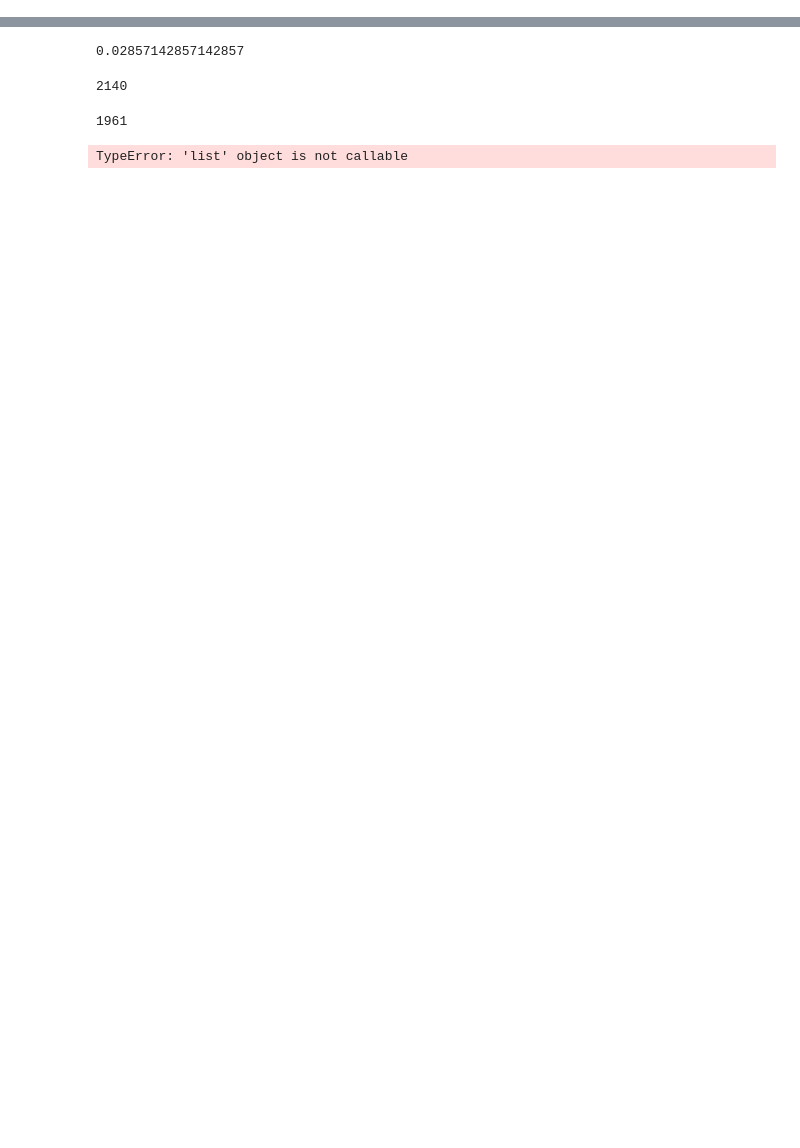
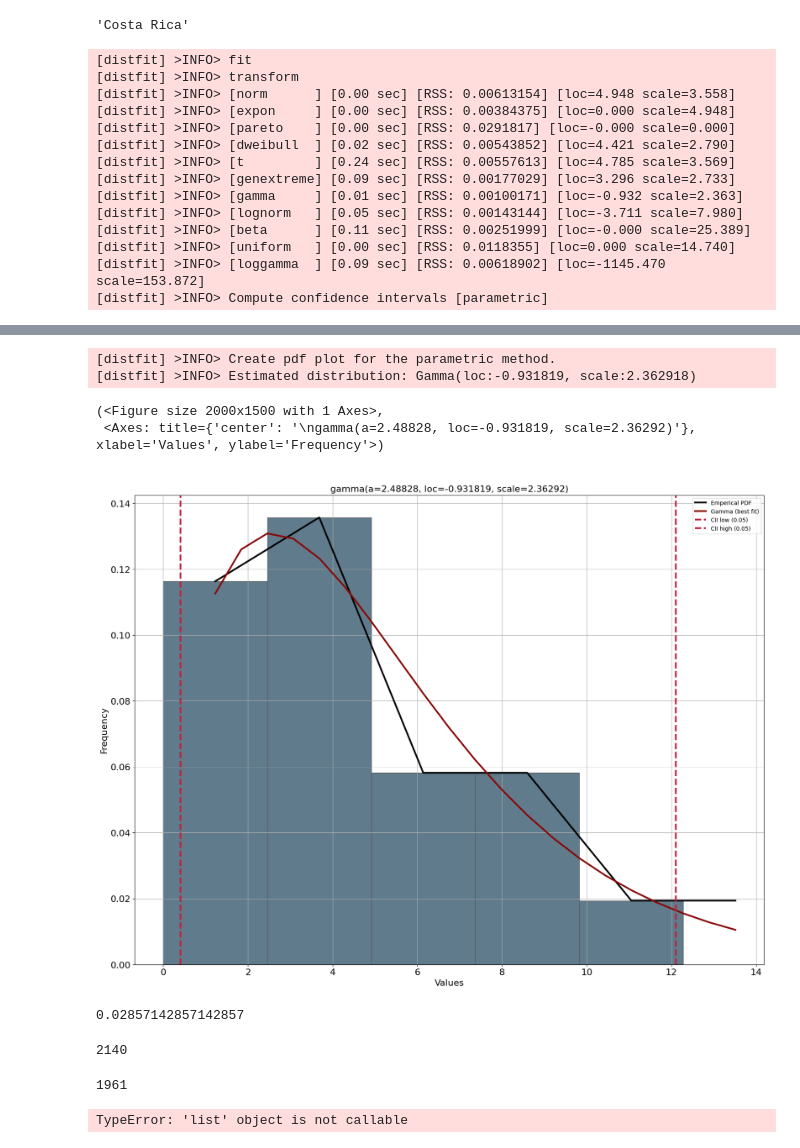
Before and after one commit to Voluptatemn/Population2023, a Jupyter notebook: Analysis.ipynb, the cells around one changed output, grey strips where cells are left out. Saved outputs shown, nothing was run; the diff lists cells and outputs as text; code cells hidden in the pictures; blank space fills up the shorter version.

```diff
--- a/Analysis.ipynb
+++ b/Analysis.ipynb
@@ -373,0 +292,36 @@ matrix([[ 0.00000000e+00, -8.65122082e+15, -9.60559503e+15,
+# %%
+country_code_map[2140]
+# %% [output]
+'Costa Rica'
+# %%
+key = 2140
+country_lnmrdf = lnmrdf[lnmrdf['Country'] == key]
+min_year = int(country_lnmrdf['Year'].min())
+max_year = int(country_lnmrdf['Year'].max())
+ma = country_lnmrdf[country_lnmrdf['Year'] > min_year].drop(columns=['Country', 'Year']).values
+mb = country_lnmrdf[country_lnmrdf['Year'] < max_year].drop(columns=['Country', 'Year']).values
+
+m = np.nan_to_num(ma - mb)
+scaler = preprocessing.StandardScaler().fit(m)
+m_scaled = np.nan_to_num(scaler.transform(m))
+u, singular, V_transpose = np.linalg.svd(m_scaled)
+dist = distfit()
+# gamma distribution
+dist.fit_transform(singular)
+display(dist.summary)
+dist.plot()
+# %% [output]
+[distfit] >INFO> fit
+[distfit] >INFO> transform
+[distfit] >INFO> [norm      ] [0.00 sec] [RSS: 0.00613154] [loc=4.948 scale=3.558]
+[distfit] >INFO> [expon     ] [0.00 sec] [RSS: 0.00384375] [loc=0.000 scale=4.948]
+[distfit] >INFO> [pareto    ] [0.00 sec] [RSS: 0.0291817] [loc=-0.000 scale=0.000]
+[distfit] >INFO> [dweibull  ] [0.02 sec] [RSS: 0.00543852] [loc=4.421 scale=2.790]
+[distfit] >INFO> [t         ] [0.24 sec] [RSS: 0.00557613] [loc=4.785 scale=3.569]
+[distfit] >INFO> [genextreme] [0.09 sec] [RSS: 0.00177029] [loc=3.296 scale=2.733]
+[distfit] >INFO> [gamma     ] [0.01 sec] [RSS: 0.00100171] [loc=-0.932 scale=2.363]
+[distfit] >INFO> [lognorm   ] [0.05 sec] [RSS: 0.00143144] [loc=-3.711 scale=7.980]
+[distfit] >INFO> [beta      ] [0.11 sec] [RSS: 0.00251999] [loc=-0.000 scale=25.389]
+[distfit] >INFO> [uniform   ] [0.00 sec] [RSS: 0.0118355] [loc=0.000 scale=14.740]
+[distfit] >INFO> [loggamma  ] [0.09 sec] [RSS: 0.00618902] [loc=-1145.470 scale=153.872]
+[distfit] >INFO> Compute confidence intervals [parametric]
@@ -374,3 +340,8 @@ matrix([[ 0.00000000e+00, -8.65122082e+15, -9.60559503e+15,
+[distfit] >INFO> Create pdf plot for the parametric method.
+[distfit] >INFO> Estimated distribution: Gamma(loc:-0.931819, scale:2.362918)
+(<Figure size 2000x1500 with 1 Axes>,
+ <Axes: title={'center': '\ngamma(a=2.48828, loc=-0.931819, scale=2.36292)'}, xlabel='Values', ylabel='Frequency'>)
+[figure, added]
 # %%
 # fit the model
 # construct the matrix M, of log mortalit rate changes, second year to last year
```
Also changed, not shown: parts of 9 cells of this notebook, 1 other file.
